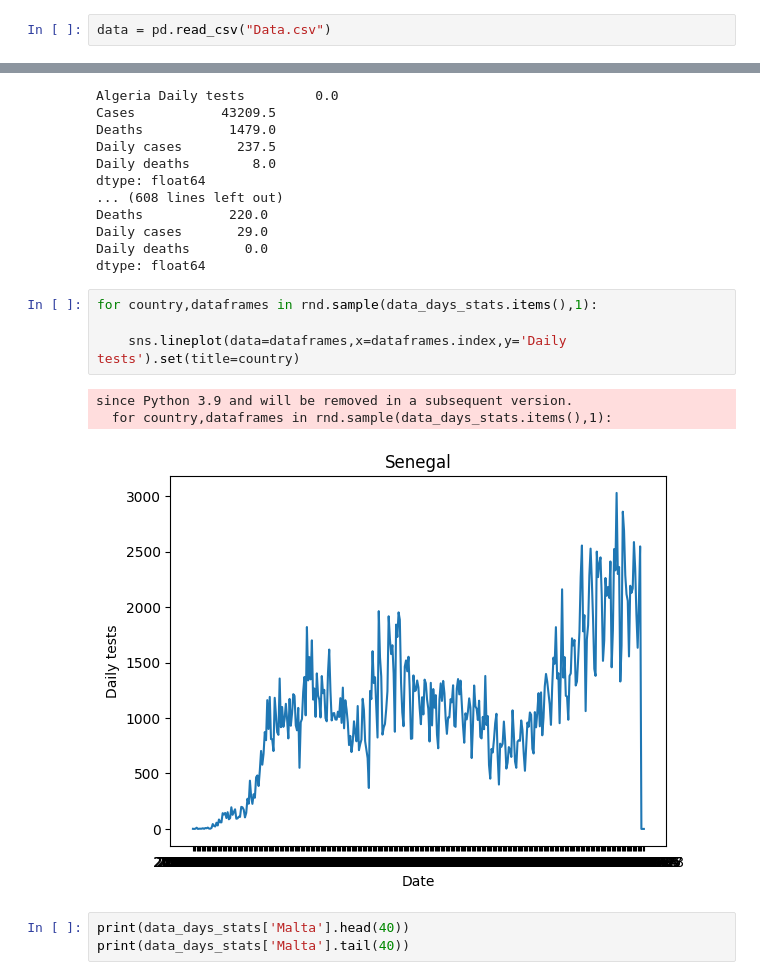
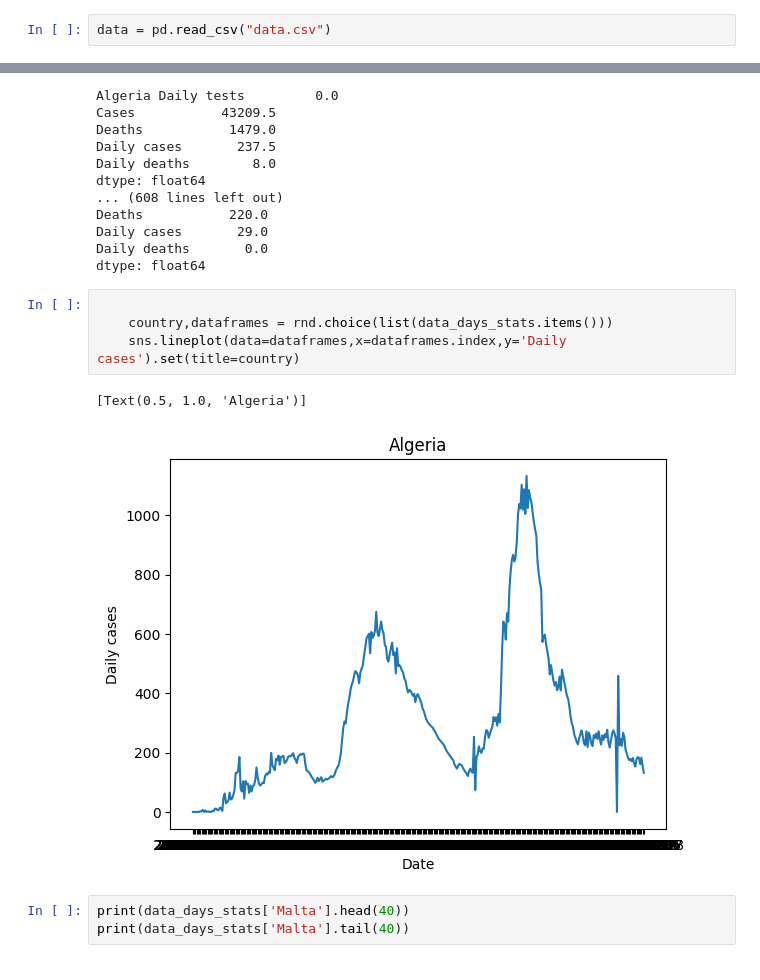
Before and after one commit to Andreas-Ts/Data-Mining-Project-Covid, a Jupyter notebook: Main.ipynb, the cells around one changed output, grey strips where cells are left out. Drawn from its saved outputs; the diff is of its cells as text.

```diff
--- a/Main.ipynb
+++ b/Main.ipynb
@@ -6,7 +6,7 @@ import seaborn as sns
 import random as rnd
 from scipy.stats import zscore
 # %%
-data = pd.read_csv("Data.csv")
+data = pd.read_csv("data.csv")
 # %%
 data.info()
 # %% [output]
@@ -155,13 +160,12 @@ Daily cases       29.0
 Daily deaths       0.0
 dtype: float64
 # %%
-for country,dataframes in rnd.sample(data_days_stats.items(),1):
 
-    sns.lineplot(data=dataframes,x=dataframes.index,y='Daily tests').set(title=country)
+    country,dataframes = rnd.choice(list(data_days_stats.items()))
+    sns.lineplot(data=dataframes,x=dataframes.index,y='Daily cases').set(title=country)
 # %% [output]
-since Python 3.9 and will be removed in a subsequent version.
-  for country,dataframes in rnd.sample(data_days_stats.items(),1):
+[Text(0.5, 1.0, 'Algeria')]
-[figure, old version]
+[figure, new version]
 # %%
 print(data_days_stats['Malta'].head(40))
 print(data_days_stats['Malta'].tail(40))
```
Also changed, not shown: parts of 7 cells of this notebook, 1 other file.
